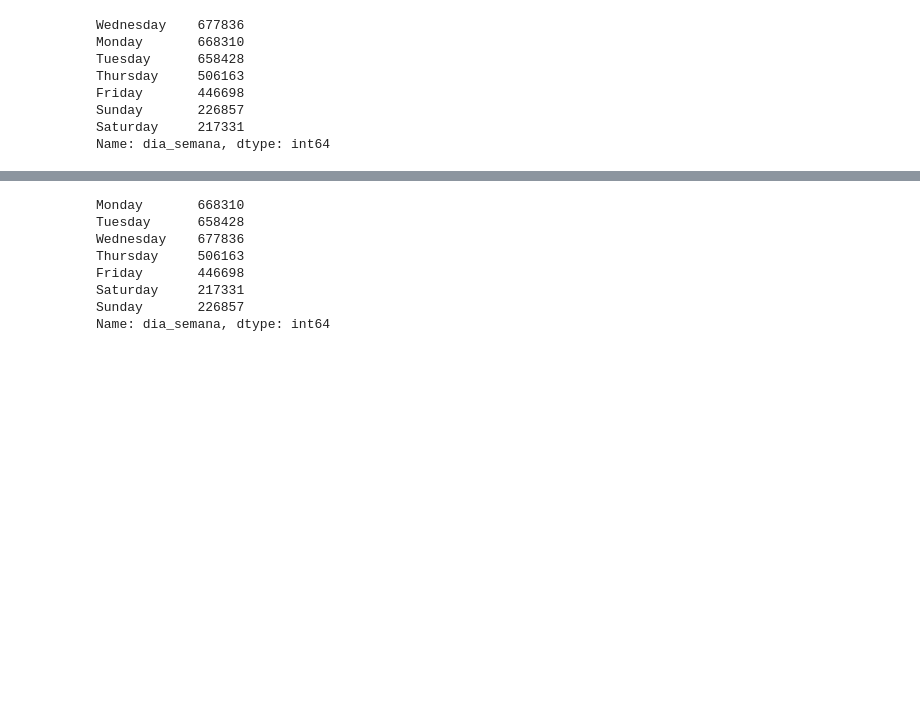
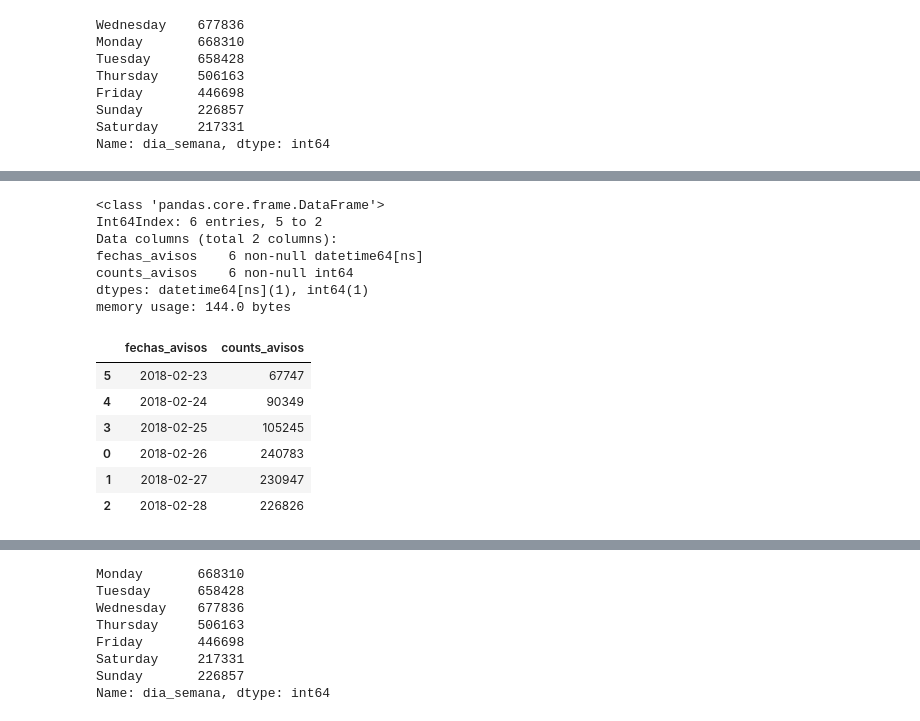
Before and after one commit to shizus/orga_datos_2018_1c, a Jupyter notebook: TrabajoPractico01_Analisis.ipynb, the cells around one changed output, grey strips where cells are left out. Cells and saved outputs as stored; diff of their text form; code cells hidden in the pictures; blank space fills up the shorter version.

```diff
--- a/TrabajoPractico01_Analisis.ipynb
+++ b/TrabajoPractico01_Analisis.ipynb
@@ -742,0 +756,27 @@ Name: dia_semana, dtype: int64
+# %%
+vistas_avisos['fechas_vista'] = vistas_avisos['timestamp'].str.slice(0, 10)
+vistas_avisos['fechas_vista'] = pd.to_datetime(vistas_avisos['fechas_vista'], errors = 'coerce')
+
+#vistas_avisos['fechas_vista'] = pd.Timestamp(vistas_avisos['timestamp']).date()
+#vistas_avisos['fechas_vista'] = pd.to_datetime(vistas_avisos['timestamp'], errors = 'coerce').dt.date
+
+avisos_x_dias = pd.DataFrame(vistas_avisos['fechas_vista'].value_counts().reset_index())
+avisos_x_dias.columns = ['fechas_avisos','counts_avisos']
+avisos_x_dias = avisos_x_dias.sort_values(by='fechas_avisos')
+avisos_x_dias.info()
+avisos_x_dias
+# %% [output]
+<class 'pandas.core.frame.DataFrame'>
+Int64Index: 6 entries, 5 to 2
+Data columns (total 2 columns):
+fechas_avisos    6 non-null datetime64[ns]
+counts_avisos    6 non-null int64
+dtypes: datetime64[ns](1), int64(1)
+memory usage: 144.0 bytes
+|  | fechas_avisos | counts_avisos |
+| 5 | 2018-02-23 | 67747 |
+| 4 | 2018-02-24 | 90349 |
+| 3 | 2018-02-25 | 105245 |
+| 0 | 2018-02-26 | 240783 |
+| 1 | 2018-02-27 | 230947 |
+| 2 | 2018-02-28 | 226826 |
```
Also changed, not shown: parts of 12 cells of this notebook.
